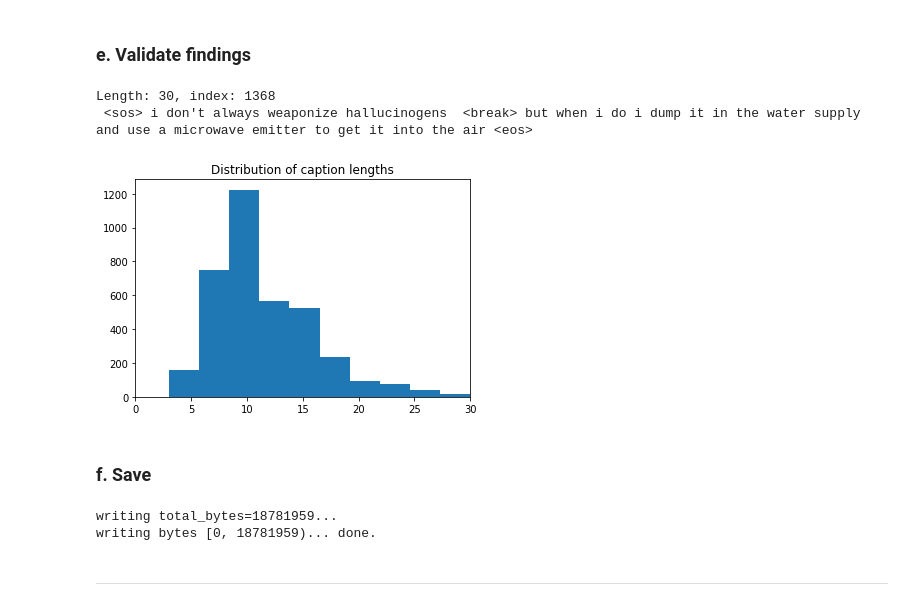
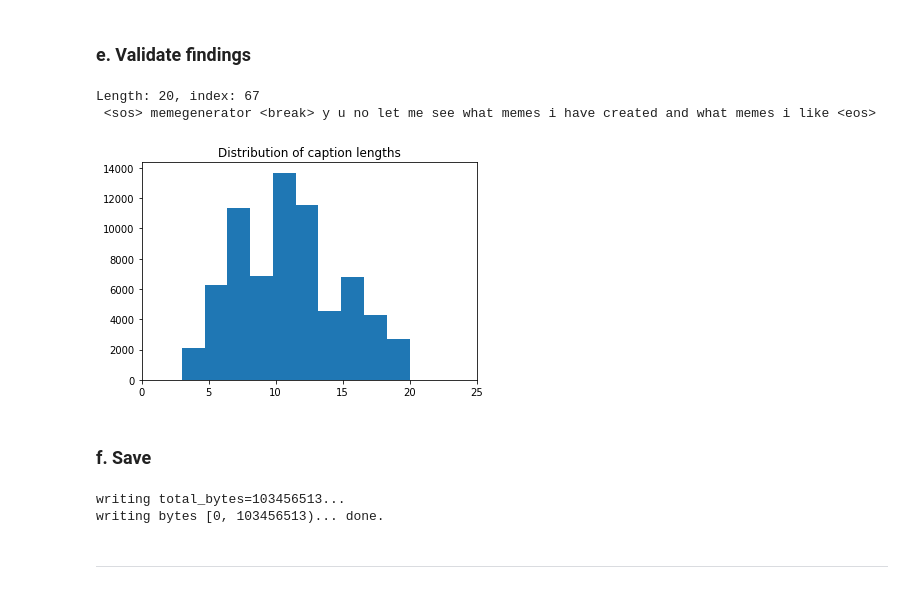
Before and after one commit to NicholasStern/E, a Jupyter notebook: Anthony/data_processing.ipynb, the cells around one changed output. Cells and saved outputs as stored; diff of their text form; code cells hidden in the pictures.

```diff
--- a/Anthony/data_processing.ipynb
+++ b/Anthony/data_processing.ipynb
@@ -103,0 +146,11 @@ foreign_indicators = ["à","á","â","ä","æ","ã","å","ā","è","é","ê","ë
+# %%
+badwords = []
+i = 1
+google_wdyl_path = "google_twunter_lol.txt"
+with open(google_wdyl_path, 'r') as f:
+    for line in f:
+        for word in line.split(":"):
+            if i % 2 == 0:
+                badwords.append(word.replace('"', ""))
+            i += 1
+badwords.pop()
@@ -103,0 +159,8 @@ foreign_indicators = ["à","á","â","ä","æ","ã","å","ā","è","é","ê","ë
+# %%
+badwordinds = []
+i = 0
+for ind, cap in enumerate(captions.above_text + " " + captions.below_text):
+    for word in cap.split():
+        if word in badwords:
+            badwordinds.append(ind)
+print("{} observations deleted because they contain bad words.".format(len(badwordinds)))
@@ -104,3 +169,5 @@ foreign_indicators = ["à","á","â","ä","æ","ã","å","ā","è","é","ê","ë
+# %%
+captions = captions.drop(captions.index[badwordinds]).reset_index(drop=True)
 # %% [markdown]
 ### d. Remove other bad rows
 # %% [markdown]
@@ -110,8 +179,6 @@ breakpoint_captions = "<sos> " + captions.above_text + " <break> " + captions.be
 # %%
-# limit to caption length to under some reasonable upper bound for a meme caption
-# for many, the scrape just got messed up and appended many captions into one observation
 longinds = []
-maxcaplen = 30
+maxcaplen = 20
 howmany = 0
 for i, cap in enumerate(breakpoint_captions):
     splitcap = cap.split()
@@ -120,5 +187,5 @@ for i, cap in enumerate(breakpoint_captions):
         howmany += 1
 captions = captions.drop(captions.index[longinds]).reset_index(drop=True)
 breakpoint_captions = breakpoint_captions.drop(breakpoint_captions.index[longinds])
-print("Deleted {} rows".format(howmany))
+print("Deleted {} rows for being too long.".format(howmany))
 # %% [output]
@@ -215,23 +303,23 @@ Sanity check.
 # %%
 maxlen = 0
 longcap = ""
 ind = 0
 lens = []
 for i, cap in enumerate(breakpoint_captions):
     splitcap = cap.split()
     lens.append(len(splitcap))
     if len(splitcap) > maxlen:
         maxlen = len(splitcap)
         longcap = cap
         ind = i
 print("Length: {}, index: {} \n {}".format(maxlen, ind, longcap))
 plt.hist(lens)
-plt.xlim([0, 30])
+plt.xlim([0, 25])
 plt.title("Distribution of caption lengths");
 # %% [output]
-Length: 30, index: 1368
- <sos> i don't always weaponize hallucinogens  <break> but when i do i dump it in the water supply and use a microwave emitter to get it into the air <eos>
+Length: 20, index: 67
+ <sos> memegenerator <break> y u no let me see what memes i have created and what memes i like <eos>
-[figure, old version]
+[figure, new version]
 # %% [markdown]
 ### f. Save
 # %%
@@ -263,11 +350,11 @@ captions_copy['full_padded_caption'] = pd.Series((cap for cap in tokenized_capti
 captions_copy['tokenized_label'] = tokenized_images
 captions_copy['image'] = captions_copy['image'].apply(lambda x: x.strip(' '))
 # %%
-out_file = "small_processed_data.pkl"
+out_file = "full_clean_processed_data.pkl"
 out_objs = (embedding, idx2word, word2idx, captions_copy)
 pickle_dump(out_objs, out_file)
 # %% [output]
-writing total_bytes=18781959...
-writing bytes [0, 18781959)... done.
+writing total_bytes=103456513...
+writing bytes [0, 103456513)... done.
 # %% [markdown]
 ---
```
Also changed, not shown: parts of 32 cells of this notebook, 15 other files.
